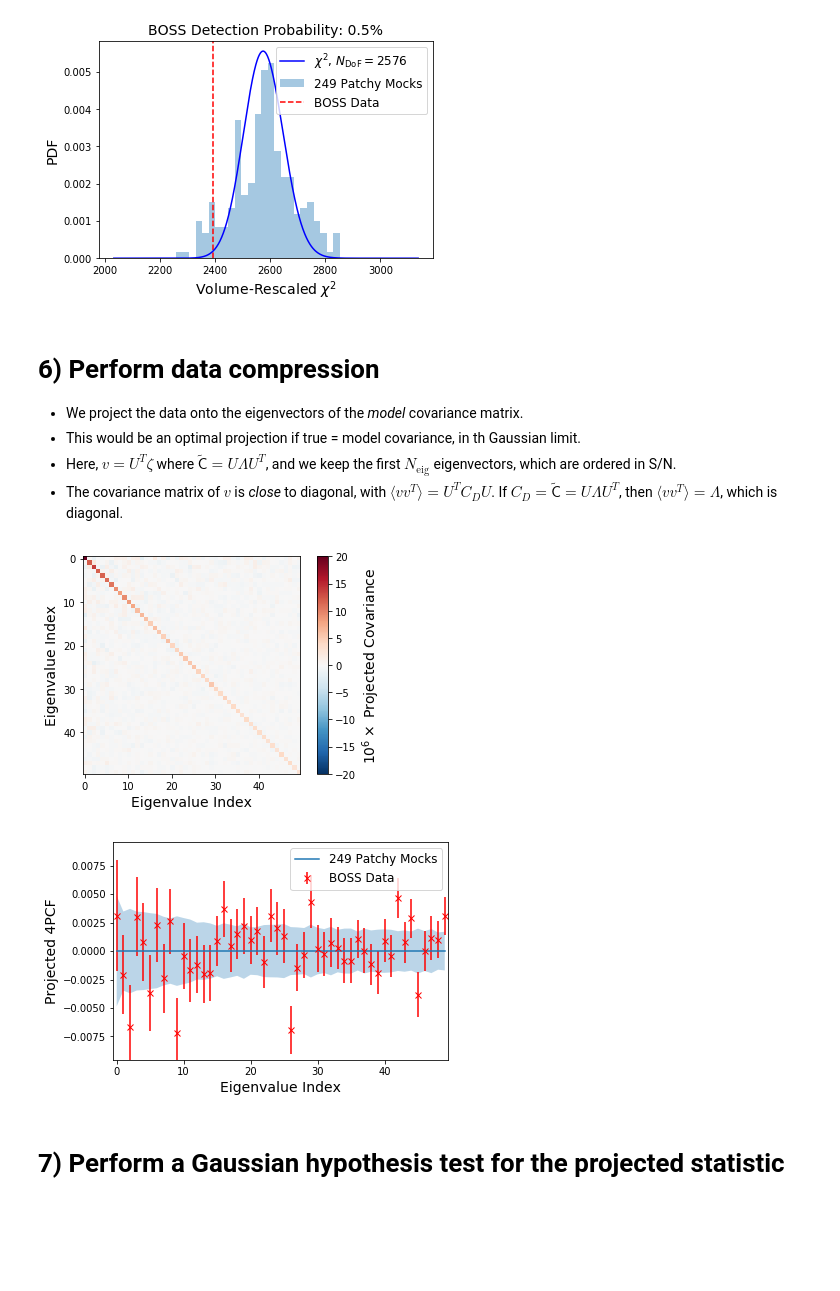
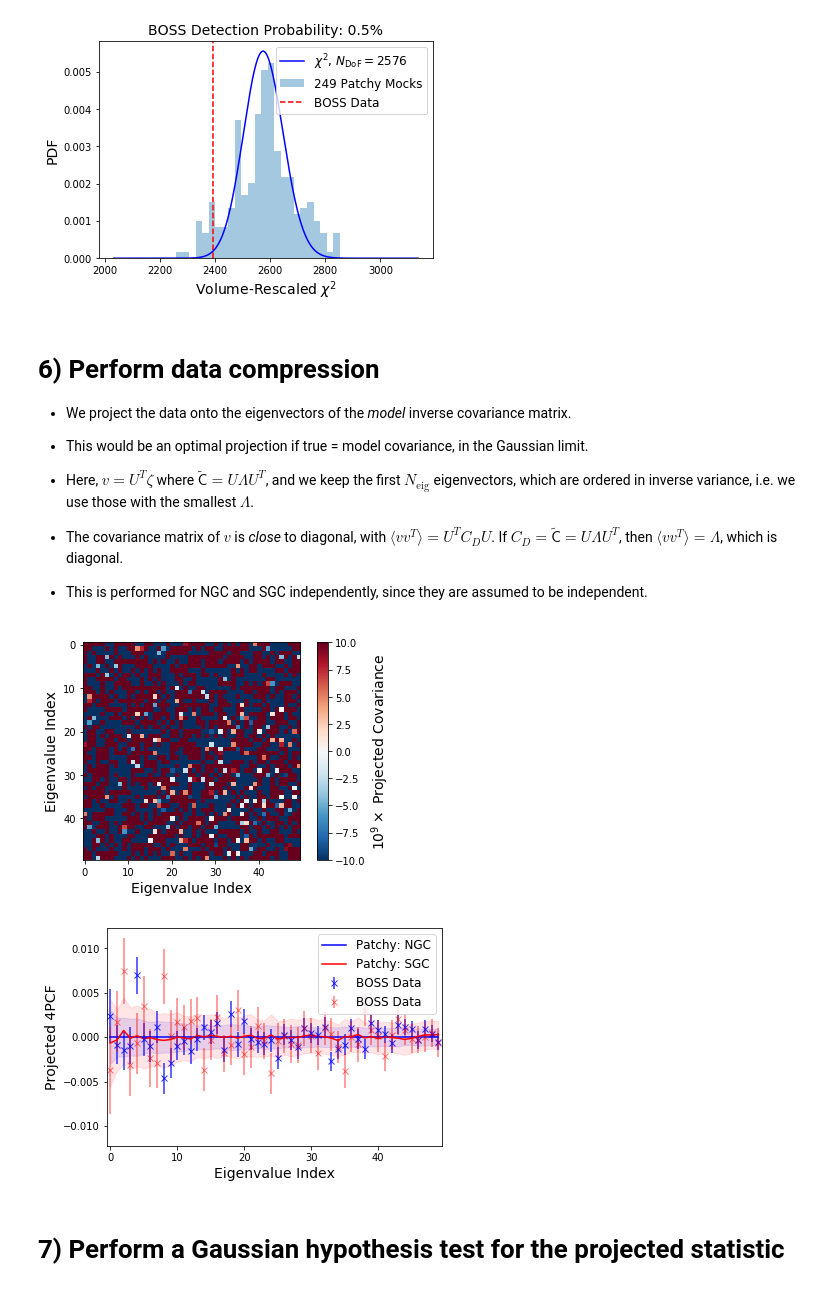
Before and after one commit to oliverphilcox/Parity-Odd-4PCF, a Jupyter notebook: BOSS Odd-Parity 4PCFs Production.ipynb, the cells around one changed output. Drawn from its saved outputs; the diff is of its cells as text; code cells hidden in the pictures; blank space fills up the shorter version.

```diff
--- a/BOSS Odd-Parity 4PCFs Production.ipynb
+++ b/BOSS Odd-Parity 4PCFs Production.ipynb
@@ -356,7 +360,9 @@ Optimal Rescaling: 2.59x
 # %% [markdown]
 # 6) Perform data compression
 
-- We project the data onto the eigenvectors of the *model* covariance matrix.
-- This would be an optimal projection if true = model covariance, in th Gaussian limit.
-- Here, $v = U^T\zeta$ where $\tilde{\mathsf C} = U\Lambda U^T$, and we keep the first $N_\mathrm{eig}$ eigenvectors, which are ordered in S/N.
+- We project the data onto the eigenvectors of the *model* inverse covariance matrix.
+- This would be an optimal projection if true = model covariance, in the Gaussian limit.
+- Here, $v = U^T\zeta$ where $\tilde{\mathsf C} = U\Lambda U^T$, and we keep the first $N_\mathrm{eig}$ eigenvectors, which are ordered in inverse variance, i.e. we use those with the smallest $\Lambda$.
 - The covariance matrix of $v$ is *close* to diagonal, with $\langle vv^T \rangle = U^TC_DU$. If $C_D = \tilde{\mathsf{C}} = U\Lambda U^T$, then $\langle vv^T \rangle = \Lambda$, which is diagonal.
+
+- This is performed for NGC and SGC independently, since they are assumed to be independent.
@@ -363,53 +377,69 @@ Optimal Rescaling: 2.59x
 # %%
-### Define the eigenvectors from the theory covariance
-evals,evecs = np.linalg.eigh(stack_theory_cov)
-evals = evals[::-1]
-evecs = evecs[:,::-1]
+### Now project data
+fourpcf_meanN = np.mean(filt_flat_fourpcfN,axis=0)
+fourpcf_meanS = np.mean(filt_flat_fourpcfN,axis=0)
 
-### Now project data
-def project_data(stack_data,N_eig):
-    """Project data onto the eigenvector basis.
+def project_data(data,N_eig,patch='ngc'):
+    """Project data onto the eigenvector basis for NGC or SGC.
     Note that the mean vector cancels in all chi^2-type analyses, but is included by convention."""
-    these_evecs = evecs[:,:N_eig]
-    proj_data = np.matmul(these_evecs.T,(stack_data-stack_fourpcf_mean).T).T
+    if patch=='ngc':
+        these_evecs = evecsN[:,:N_eig]
+        mean = fourpcf_meanN
+    else:
+        these_evecs = evecsS[:,:N_eig]
+        mean = fourpcf_meanS
+    proj_data = np.matmul(these_evecs.T,(data-mean).T).T
     return proj_data
 
-def deproject_data(projected_data,N_eig):
+def deproject_data(projected_data,N_eig,patch='ngc'):
     """Deproject data out of the eigenvector basis."""
-    these_evecs = evecs[:,:N_eig]
-    deproj_data = stack_fourpcf_mean + np.matmul(these_evecs,projected_data.T).T
+    if patch=='ngc':
+        these_evecs = evecsN[:,:N_eig]
+        mean = fourpcf_meanN
+    else:
+        these_evecs = evecsS[:,:N_eig]
+        mean = fourpcf_meanS
+    deproj_data = mean + np.matmul(these_evecs,projected_data.T).T
     return deproj_data
 
 N_eig = 50
-projected_fourpcf = project_data(stack_fourpcf,N_eig)
-projected_fourpcf_boss = project_data(stack_fourpcf_boss,N_eig)
+projected_fourpcfN = project_data(filt_flat_fourpcfN,N_eig,'ngc')
+projected_fourpcfS = project_data(filt_flat_fourpcfS,N_eig,'sgc')
+projected_fourpcf_bossN = project_data(filt_flat_fourpcf_bossN,N_eig,'ngc')
+projected_fourpcf_bossS = project_data(filt_flat_fourpcf_bossS,N_eig,'sgc')
 # %%
-plt.imshow(1e6*np.cov(projected_fourpcf.T),cmap=cm.RdBu_r,vmax=20,vmin=-20);
+plt.imshow(1e9*np.cov(projected_fourpcfN.T),cmap=cm.RdBu_r,vmax=10,vmin=-10);
 fs = 14
 cbar = plt.colorbar();
 plt.xlabel(r'Eigenvalue Index',fontsize=fs)
 plt.ylabel(r'Eigenvalue Index',fontsize=fs)
-cbar.set_label(r'$10^6 \times$ Projected Covariance',fontsize=fs)
-plt.savefig(plot_dir+'projected_4pcf_cov.pdf',bbox_inches='tight')
+cbar.set_label(r'$10^9 \times$ Projected Covariance',fontsize=fs)
+plt.savefig(plot_dir+'projected_4pcf_covN.pdf',bbox_inches='tight')
 # %% [output]
-[figure, old version]
+[figure, new version]
 # %%
-mean = projected_fourpcf.mean(axis=0)
-std = projected_fourpcf.std(axis=0)
-i_arr = np.arange(len(mean))
-plt.errorbar(i_arr,mean,label='%d Patchy Mocks'%len(projected_fourpcf))
-plt.errorbar(i_arr,projected_fourpcf_boss,ls='',marker='x',
-             yerr=std,label='BOSS Data',c='red')
-plt.fill_between(i_arr,mean-std,mean+std,alpha=0.3)
+meanN = projected_fourpcfN.mean(axis=0)
+stdN = projected_fourpcfN.std(axis=0)
+meanS = projected_fourpcfS.mean(axis=0)
+stdS = projected_fourpcfS.std(axis=0)
+i_arr = np.arange(len(meanN))
+plt.errorbar(i_arr,meanN,label='Patchy: NGC',c='b')
+plt.errorbar(i_arr,meanS,label='Patchy: SGC',c='r')
+plt.errorbar(i_arr,projected_fourpcf_bossN,ls='',marker='x',alpha=0.8,
+             yerr=stdN,label='BOSS Data',c='b')
+plt.errorbar(i_arr,projected_fourpcf_bossS,ls='',marker='x',alpha=0.5,
+             yerr=stdS,label='BOSS Data',c='r')
+plt.fill_between(i_arr,meanN-stdN,meanN+stdN,alpha=0.1,color='b')
+plt.fill_between(i_arr,meanS-stdS,meanS+stdS,alpha=0.1,color='r')
 plt.xlabel(r'Eigenvalue Index',fontsize=14)
 plt.ylabel(r'Projected 4PCF',fontsize=14)
 plt.xlim([-0.5,N_eig-0.5])
 plt.legend(fontsize=12)
-vmax = np.max(projected_fourpcf_boss+std)
-plt.ylim([-vmax*1.2,vmax*1.2])
+vmax = np.max([np.max(projected_fourpcf_bossS+stdS),np.max(projected_fourpcf_bossN+stdN)])
+plt.ylim([-vmax*1.1,vmax*1.1])
 plt.savefig(plot_dir+'projected_4pcf_data.pdf',bbox_inches='tight')
 # %% [output]
-[figure, old version]
+[figure, new version]
 # %% [markdown]
 # 7) Perform a Gaussian hypothesis test for the projected statistic
 # %% [markdown]
```
Also changed, not shown: parts of 7 cells of this notebook, 16 other files.
